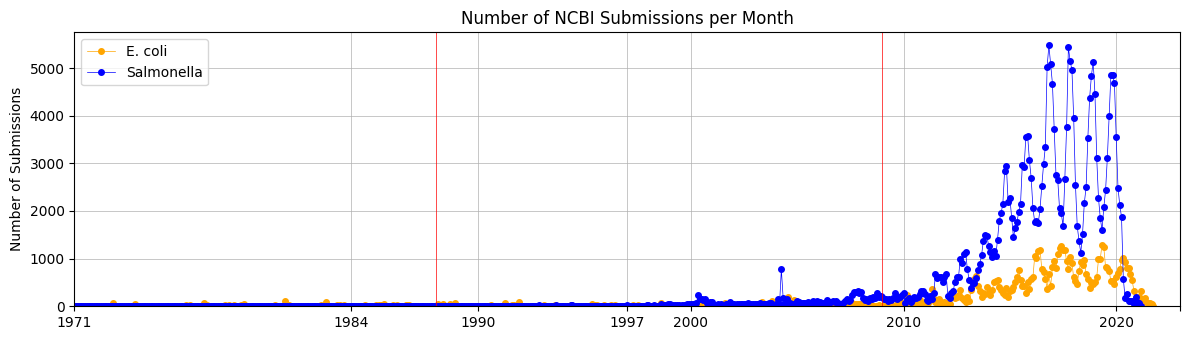
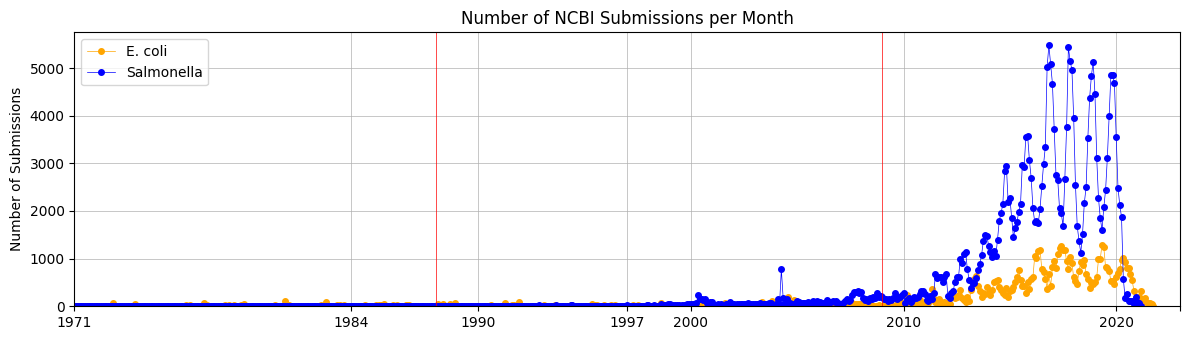
Unified diff of the notebook cell whose output changed from the first chart to the second:
--- before
+++ after
@@ -32,4 +32,4 @@
 plt.grid(linewidth=0.5)
 plt.tight_layout()
-plt.savefig('./from_1971_ncbi_526_590.png')
+plt.savefig('../outputs/from_1971_ncbi_526_590.tiff', dpi=400)
 plt.show()

Commit: host add. tiff add